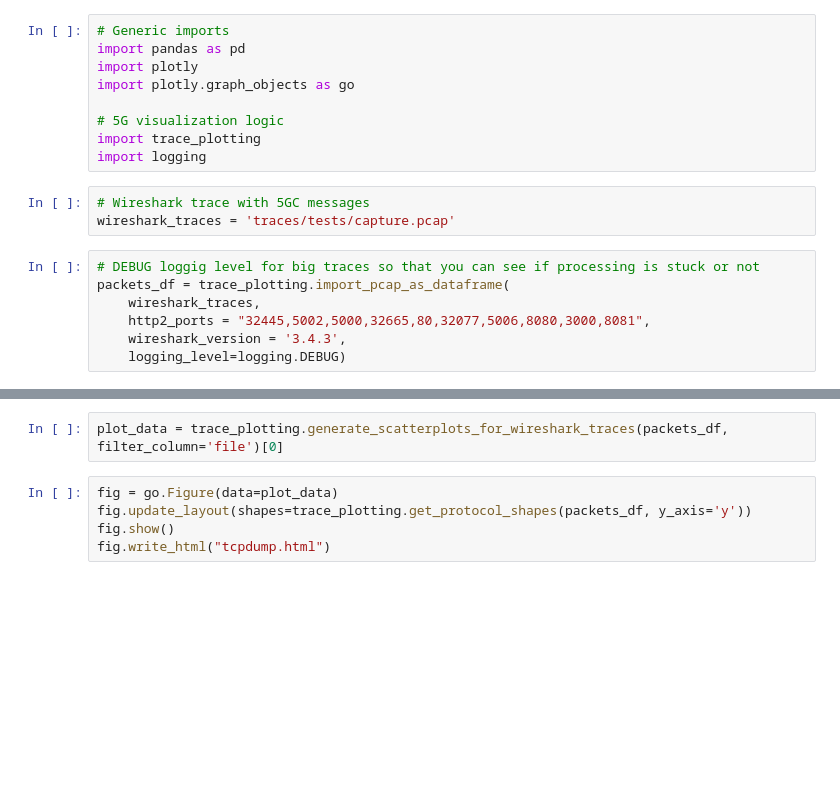
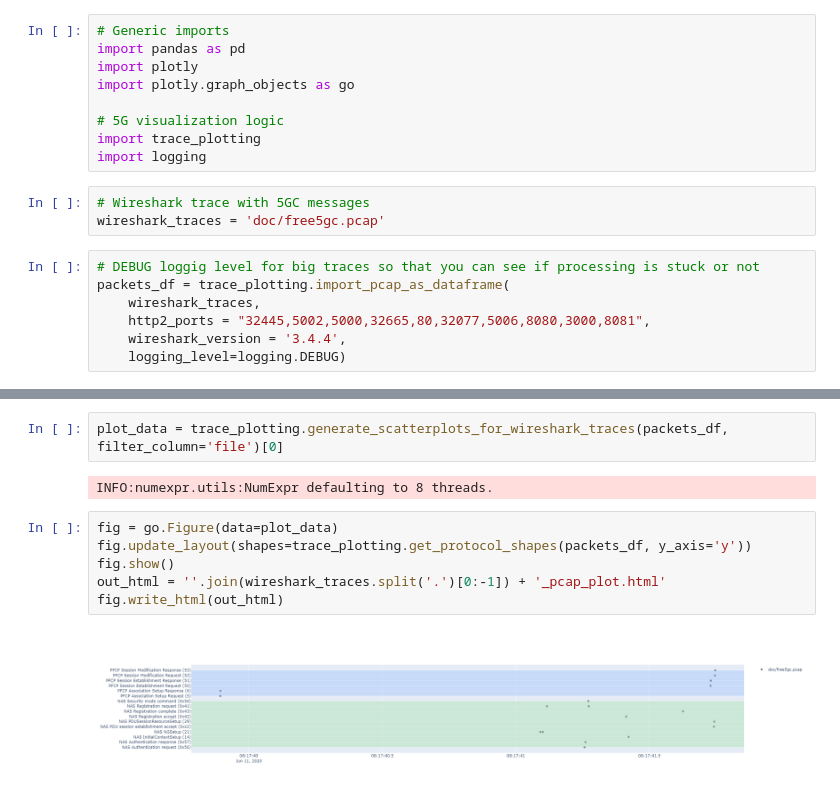
Before and after one commit to telekom/5g-trace-visualizer, a Jupyter notebook: plotting_pcap.ipynb, the cells around one changed output, grey strips where cells are left out. Drawn from its saved outputs; the diff is of its cells as text; blank space fills up the shorter version.

Commit message:
Documented 5G procedure plotting scripts

```diff
--- a/plotting_pcap.ipynb
+++ b/plotting_pcap.ipynb
@@ -9,11 +9,11 @@ import trace_plotting
 import logging
 # %%
 # Wireshark trace with 5GC messages
-wireshark_traces = 'traces/tests/capture.pcap'
+wireshark_traces = 'doc/free5gc.pcap'
 # %%
 # DEBUG loggig level for big traces so that you can see if processing is stuck or not
 packets_df = trace_plotting.import_pcap_as_dataframe(
     wireshark_traces,
     http2_ports = "32445,5002,5000,32665,80,32077,5006,8080,3000,8081",
-    wireshark_version = '3.4.3',
+    wireshark_version = '3.4.4',
     logging_level=logging.DEBUG)
@@ -20,7 +38,12 @@ packets_df = trace_plotting.import_pcap_as_dataframe(
 # %%
 plot_data = trace_plotting.generate_scatterplots_for_wireshark_traces(packets_df, filter_column='file')[0]
+# %% [output]
+INFO:numexpr.utils:NumExpr defaulting to 8 threads.
 # %%
 fig = go.Figure(data=plot_data)
 fig.update_layout(shapes=trace_plotting.get_protocol_shapes(packets_df, y_axis='y'))
 fig.show()
-fig.write_html("tcpdump.html")
+out_html = ''.join(wireshark_traces.split('.')[0:-1]) + '_pcap_plot.html'
+fig.write_html(out_html)
+# %% [output]
+[figure, added]
```
Also changed, not shown: parts of 1 cell of this notebook, 2 other files.
